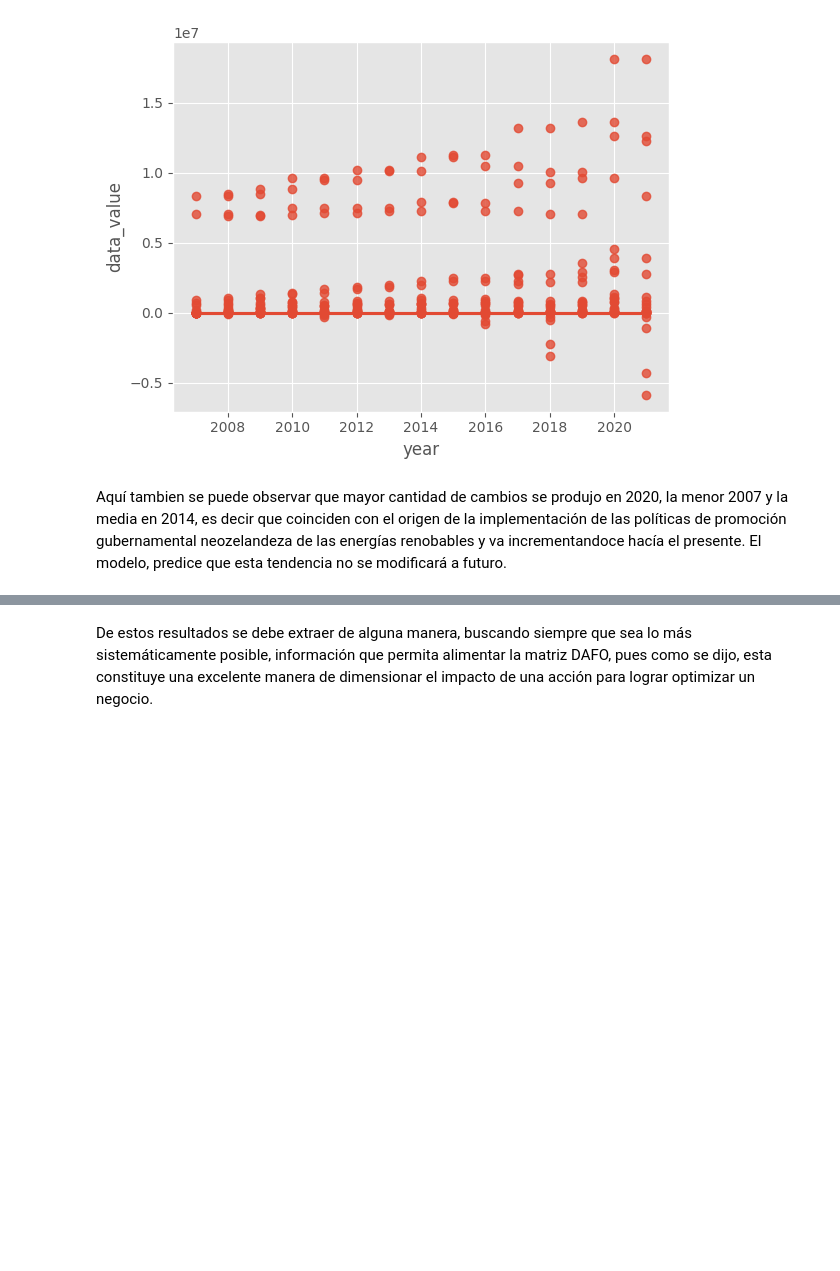
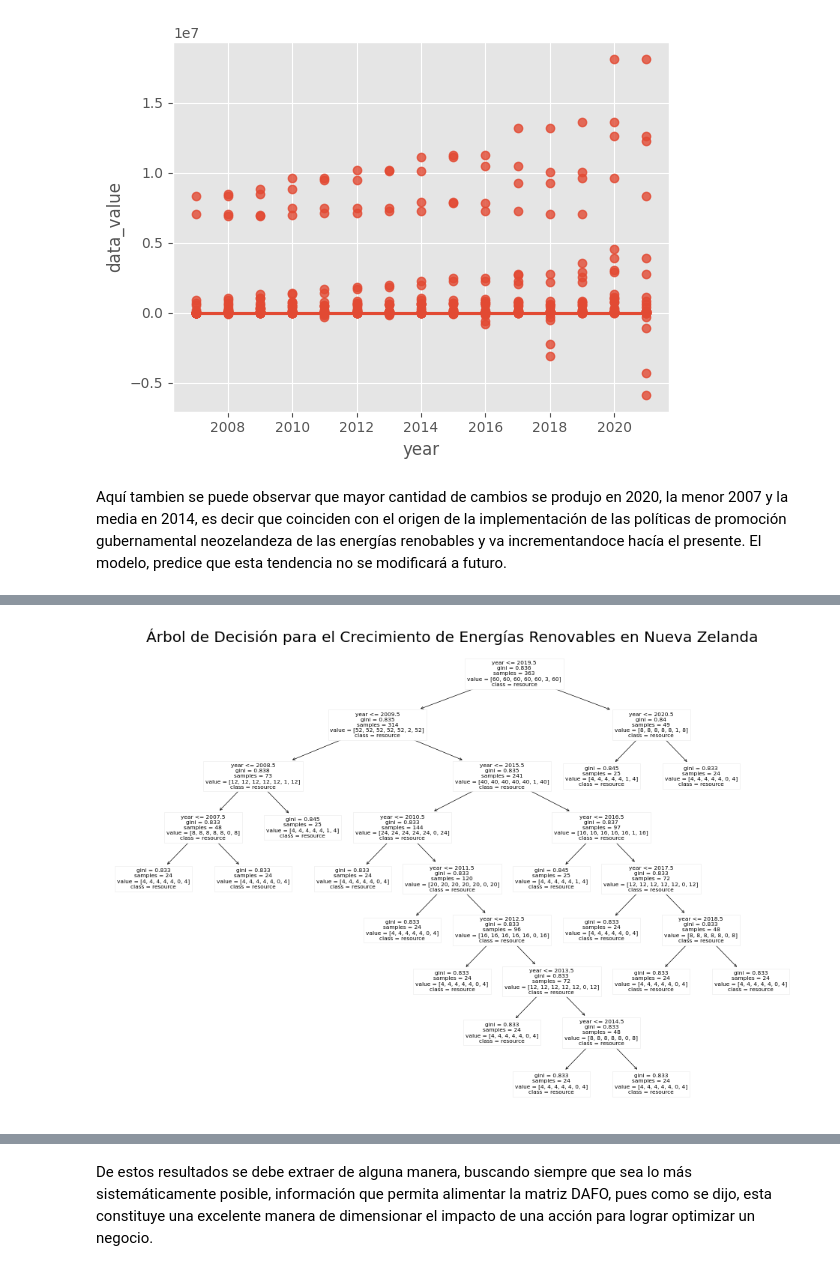
Before and after one commit to Jmarsaki/profin_PP2, a Jupyter notebook: Proyecto_de_software_para_medir_posible_impacto_en_políticas_de_innovación_energética.ipynb, the cells around one changed output, grey strips where cells are left out. Cells and saved outputs as stored; diff of their text form; code cells hidden in the pictures; blank space fills up the shorter version.

```diff
--- a/Proyecto_de_software_para_medir_posible_impacto_en_políticas_de_innovación_energética.ipynb
+++ b/Proyecto_de_software_para_medir_posible_impacto_en_políticas_de_innovación_energética.ipynb
@@ -176,6 +181,10 @@ db.describe()
 # %% [markdown]
 ##Creación de un modelo predictivo
 # %%
+from sklearn.linear_model import LinearRegression
+from sklearn.model_selection import train_test_split
+import joblib
+
 # Preprocesamiento de los datos
 X = df['year'].values.reshape(-1, 1)  # Año como característica
 y = df['data_value'].values.reshape(-1, 1)  # Generación como variable objetivo
@@ -187,8 +196,14 @@ X_train, X_test, y_train, y_test = train_test_split(X, y, test_size=0.2, random_
 model = LinearRegression()
 model.fit(X_train, y_train)
 
-# Realizar predicciones sobre los datos de prueba
-y_pred = model.predict(X_test)
+# Guardar el modelo en disco
+joblib.dump(model, 'modelo_regresion_lineal.joblib')
+
+# Cargar el modelo desde el archivo guardado
+loaded_model = joblib.load('modelo_regresion_lineal.joblib')
+
+# Realizar predicciones utilizando el modelo cargado
+y_pred = loaded_model.predict(X_test)
 # %% [markdown]
 ##Predicción y comparación de "data_value" para años futuros hasta 2030 con regresión lineal
 # %%
@@ -383,0 +450,26 @@ Aquí tambien se puede observar que mayor cantidad de cambios se produjo en 2020
+# %%
+# Preprocesamiento de los datos
+X = df['year'].values.reshape(-1, 1)  # Año como característica
+y = df['resource'].values  # Crecimiento como variable objetivo
+
+# Crear y entrenar el modelo de árbol de decisión clasificador
+model = DecisionTreeClassifier(random_state=42)
+model.fit(X, y)
+
+# Guardar el modelo en disco
+joblib.dump(model, 'modelo_arbol_decision.joblib')
+
+# Cargar el modelo desde el archivo guardado
+loaded_model = joblib.load('modelo_arbol_decision.joblib')
+
+# Realizar predicciones utilizando el modelo cargado
+y_pred = loaded_model.predict(X)
+
+
+# Visualizar el árbol de decisión
+fig, ax = plt.subplots(figsize=(12, 8))
+tree.plot_tree(model, feature_names=['year'], class_names=['resource'], filled=True, ax=ax)
+plt.title('Árbol de Decisión para el Crecimiento de Energías Renovables en Nueva Zelanda')
+plt.show()
+# %% [output]
+[figure, added]
```
Also changed, not shown: parts of 27 cells of this notebook.
